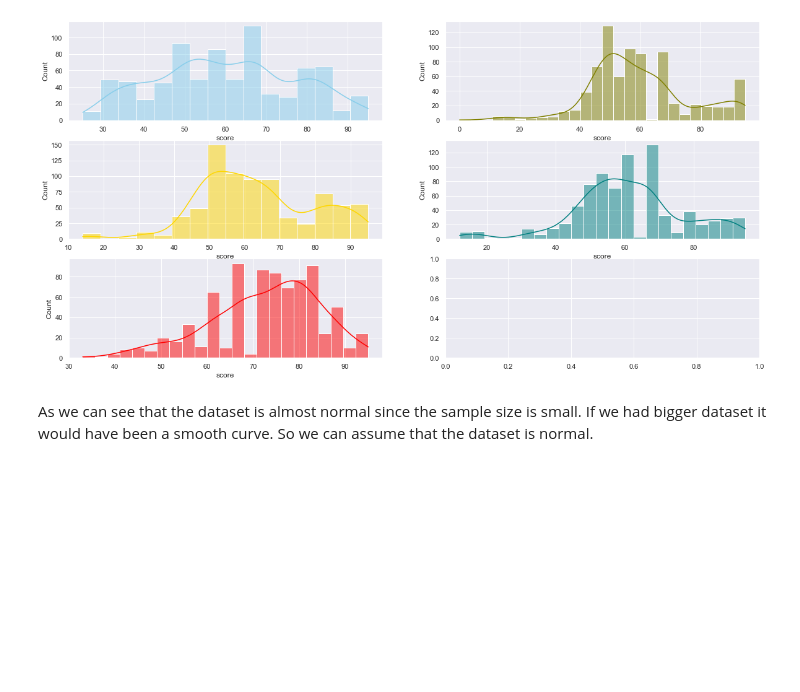
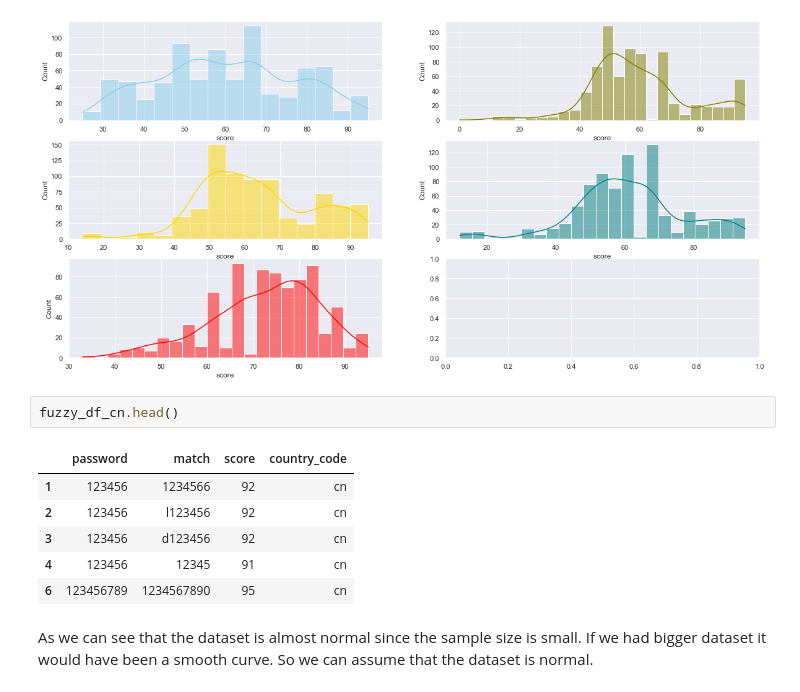
Before and after one commit to 98yangjames/Password-Analysis, a Jupyter notebook: Similarity Analysis/fuzzy.ipynb, the cells around one changed output. Saved outputs shown, nothing was run; the diff lists cells and outputs as text; blank space fills up the shorter version.

```diff
--- a/Similarity Analysis/fuzzy.ipynb
+++ b/Similarity Analysis/fuzzy.ipynb
@@ -135,6 +135,15 @@ sns.histplot(data=fuzzy_df_vn, x = "score", kde = True, color="red", ax=axes[2,0
 # %% [output]
 <AxesSubplot:xlabel='score', ylabel='Count'>
 [figure]
+# %%
+fuzzy_df_cn.head()
+# %% [output]
+|  | password | match | score | country_code |
+| 1 | 123456 | 1234566 | 92 | cn |
+| 2 | 123456 | l123456 | 92 | cn |
+| 3 | 123456 | d123456 | 92 | cn |
+| 4 | 123456 | 12345 | 91 | cn |
+| 6 | 123456789 | 1234567890 | 95 | cn |
 # %% [markdown]
 As we can see that the dataset is almost normal since the sample size is small. If we had bigger dataset it would have been a smooth curve. So we can assume that the dataset is normal.
 # %% [markdown]
```
